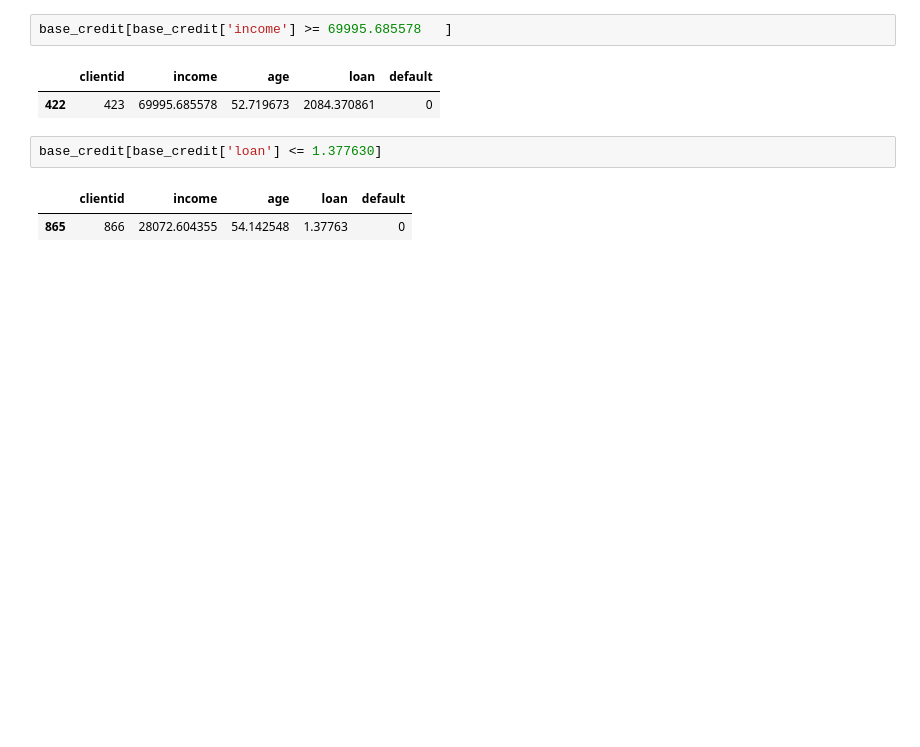
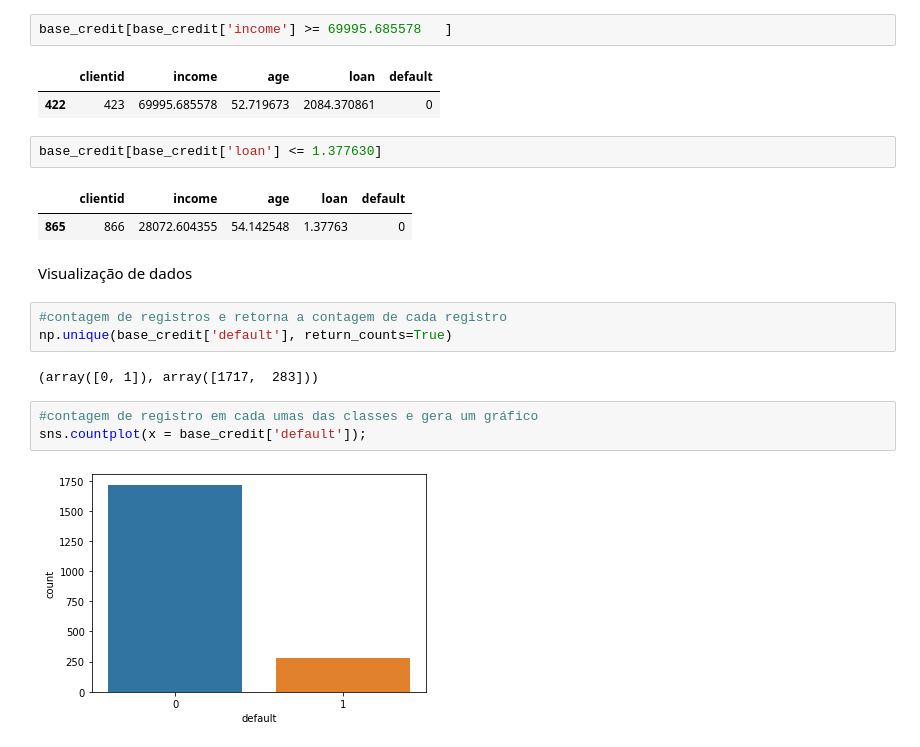
Before and after one commit to vasconcelosjean42/machine_learning-and-data-science-iaexpert, a Jupyter notebook: classificacao/parte_01_classificacao.ipynb, the cells around one changed output. Drawn from its saved outputs; the diff is of its cells as text; blank space fills up the shorter version.

Commit message:
visualizando dados através de gráficos

```diff
--- a/classificacao/parte_01_classificacao.ipynb
+++ b/classificacao/parte_01_classificacao.ipynb
@@ -71,3 +71,15 @@ base_credit[base_credit['loan'] <= 1.377630]
 # %% [output]
 |  | clientid | income | age | loan | default |
 | 865 | 866 | 28072.604355 | 54.142548 | 1.37763 | 0 |
+# %% [markdown]
+Visualização de dados
+# %%
+#contagem de registros e retorna a contagem de cada registro
+np.unique(base_credit['default'], return_counts=True)
+# %% [output]
+(array([0, 1]), array([1717,  283]))
+# %%
+#contagem de registro em cada umas das classes e gera um gráfico
+sns.countplot(x = base_credit['default']);
+# %% [output]
+[figure, added]
```
Also changed, not shown: parts of 4 cells of this notebook.
